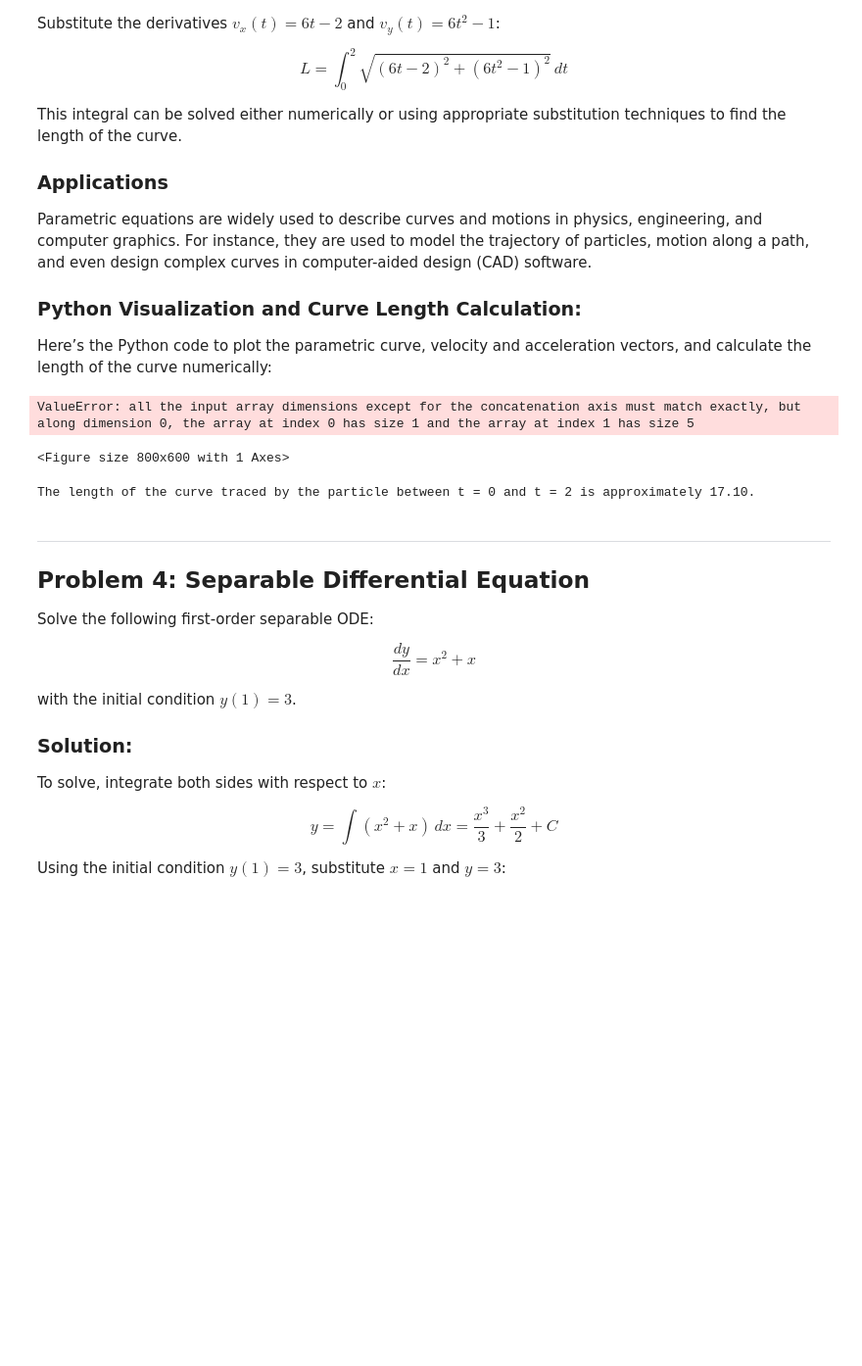
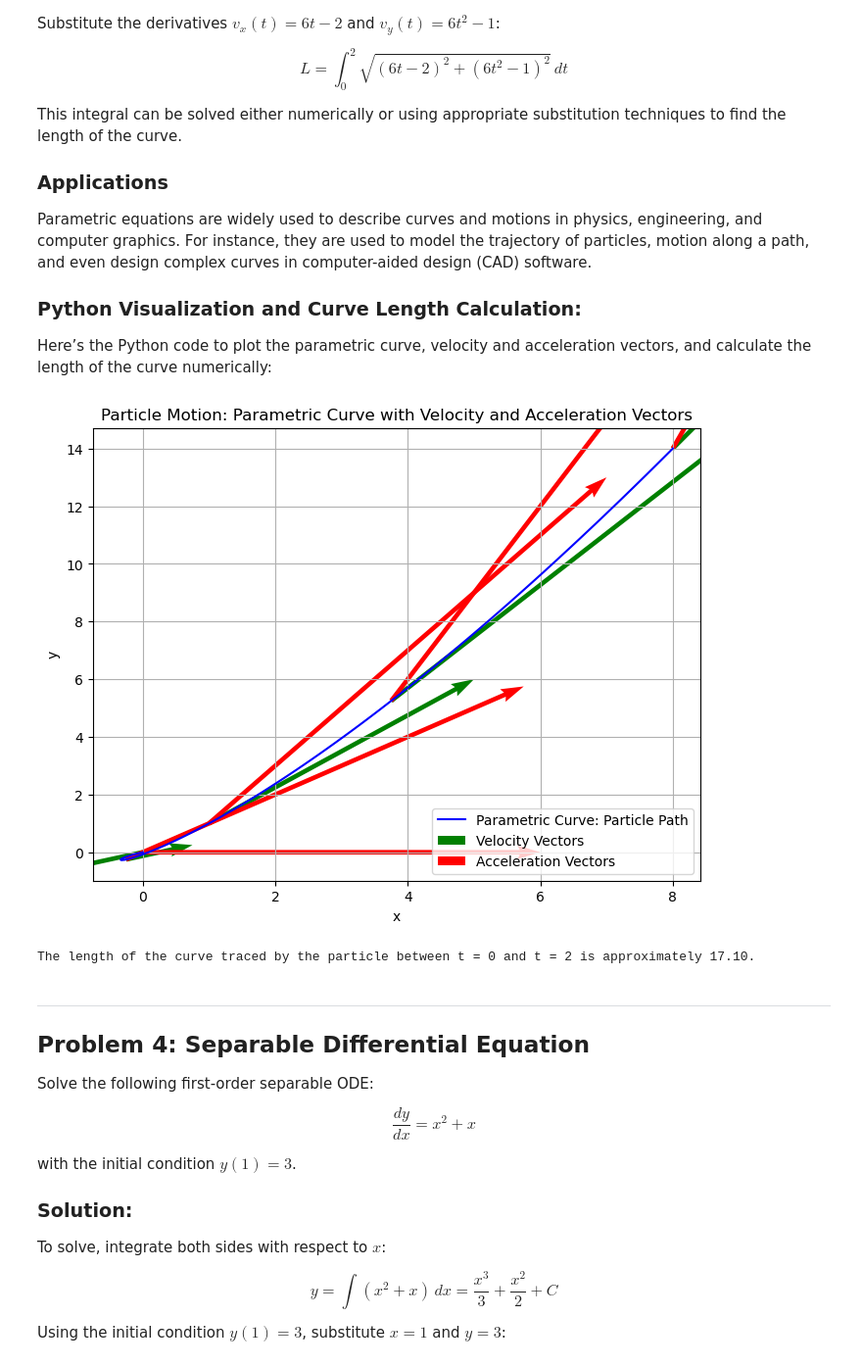
Before and after one commit to carlosdhoyos/fluid_mechanics, a Jupyter notebook: _build/jupyter_execute/_sources/prerequisites.ipynb, the cells around one changed output. Shown at 98% size. Drawn from its saved outputs; the diff is of its cells as text; code cells hidden in the pictures; blank space fills up the shorter version.

```diff
--- a/_build/jupyter_execute/_sources/prerequisites.ipynb
+++ b/_build/jupyter_execute/_sources/prerequisites.ipynb
@@ -356,37 +356,36 @@ x_vals = x(t_vals)
 y_vals = y(t_vals)
 
 # Plot the parametric curve
 plt.figure(figsize=(8, 6))
 plt.plot(x_vals, y_vals, label='Parametric Curve: Particle Path', color='blue')
 
 # Calculate and plot velocity and acceleration vectors at specific points
 t_points = np.array([0, 0.5, 1, 1.5, 2])
 v_x_vals = v_x(t_points)
 v_y_vals = v_y(t_points)
-a_x_vals = a_x(t_points)
+a_x_vals = np.full_like(t_points, a_x(0))  # a_x is constant, so create an array with the same length
 a_y_vals = a_y(t_points)
 
 # Plot velocity vectors
 plt.quiver(x(t_points), y(t_points), v_x_vals, v_y_vals, color='green', angles='xy', scale_units='xy', scale=1, label="Velocity Vectors")
 
 # Plot acceleration vectors
 plt.quiver(x(t_points), y(t_points), a_x_vals, a_y_vals, color='red', angles='xy', scale_units='xy', scale=1, label="Acceleration Vectors")
 
 # Labels and Title
 plt.xlabel('x')
 plt.ylabel('y')
 plt.title('Particle Motion: Parametric Curve with Velocity and Acceleration Vectors')
 plt.grid(True)
 plt.legend()
 plt.show()
 
 # Calculate the length of the curve numerically using integration
 curve_length, _ = quad(integrand, 0, 2)
 print(f"The length of the curve traced by the particle between t = 0 and t = 2 is approximately {curve_length:.2f}.")
 # %% [output]
+[figure, added]
-ValueError: all the input array dimensions except for the concatenation axis must match exactly, but along dimension 0, the array at index 0 has size 1 and the array at index 1 has size 5
+The length of the curve traced by the particle between t = 0 and t = 2 is approximately 17.10.
-<Figure size 800x600 with 1 Axes>
-The length of the curve traced by the particle between t = 0 and t = 2 is approximately 17.10.
 # %% [markdown]
 ---
 
```
Also changed, not shown: 13 other files.
